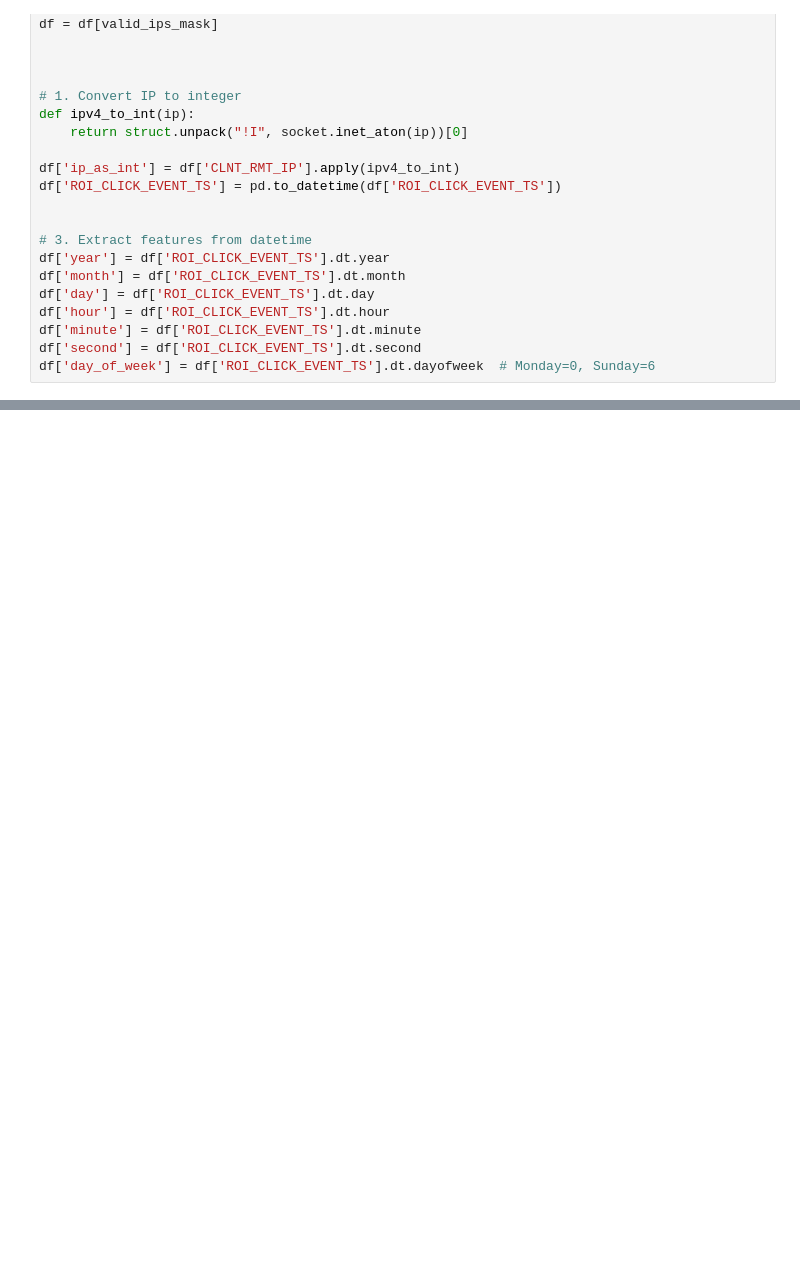
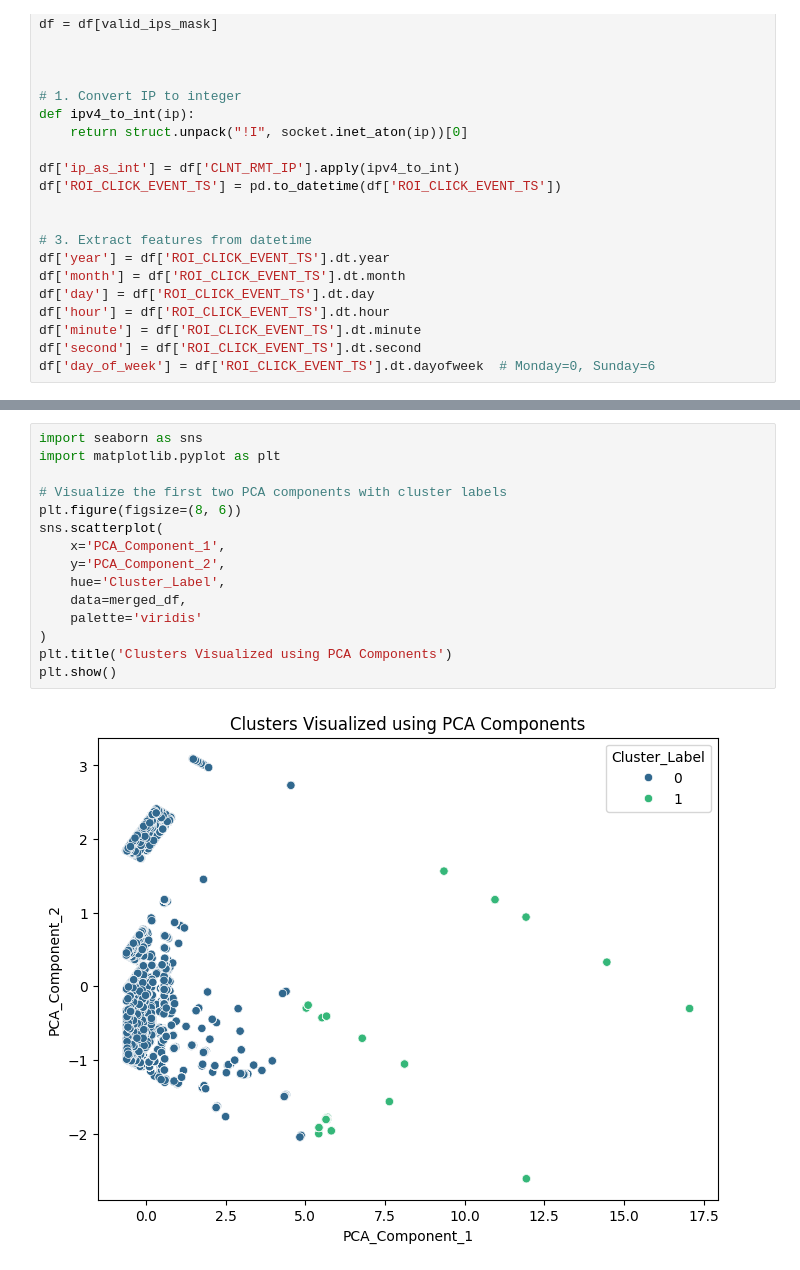
Before and after one commit to UtkarshS20/vpn_annotator, a Jupyter notebook: notebooks/feature_engineering.ipynb, the cells around one changed output, grey strips where cells are left out. Drawn from its saved outputs; the diff is of its cells as text; blank space fills up the shorter version.

```diff
--- a/notebooks/feature_engineering.ipynb
+++ b/notebooks/feature_engineering.ipynb
@@ -154,0 +356,17 @@ print(merged_df)
+# %%
+import seaborn as sns
+import matplotlib.pyplot as plt
+
+# Visualize the first two PCA components with cluster labels
+plt.figure(figsize=(8, 6))
+sns.scatterplot(
+    x='PCA_Component_1',
+    y='PCA_Component_2',
+    hue='Cluster_Label',
+    data=merged_df,
+    palette='viridis'
+)
+plt.title('Clusters Visualized using PCA Components')
+plt.show()
+# %% [output]
+[figure, added]
```
Also changed, not shown: parts of 10 cells of this notebook.
